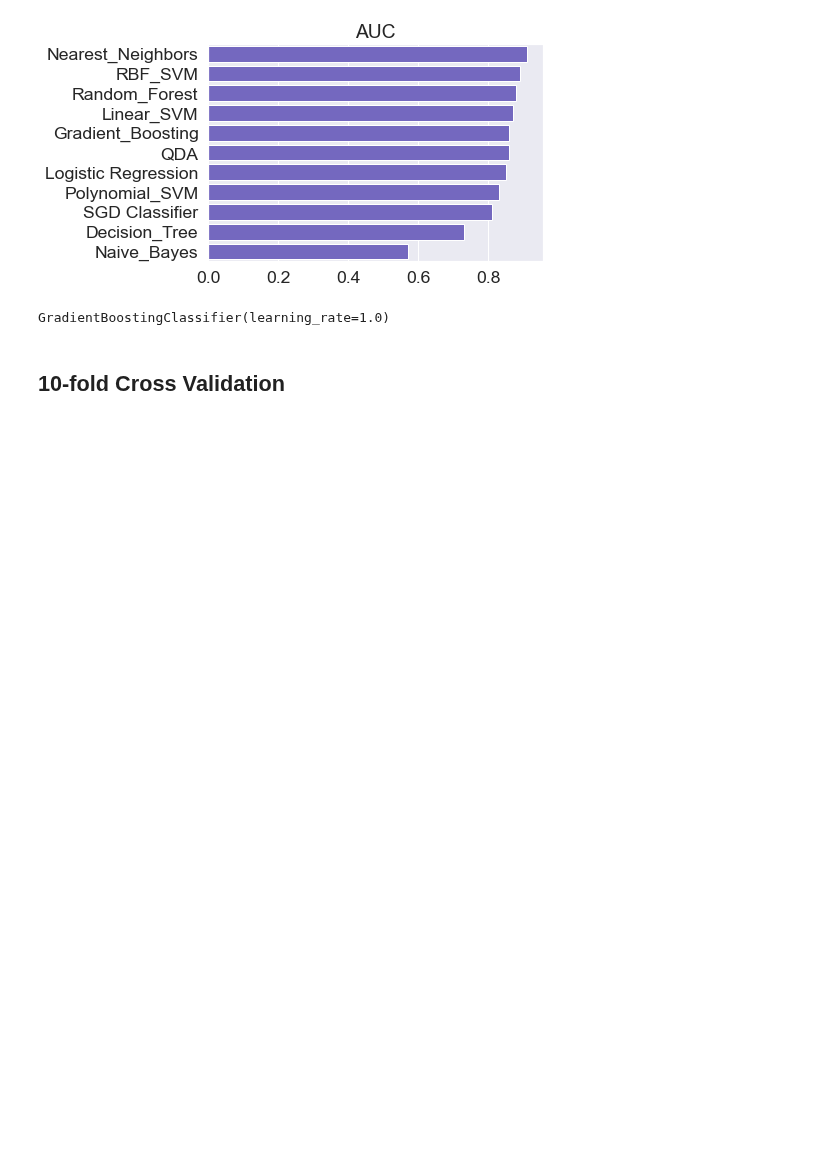
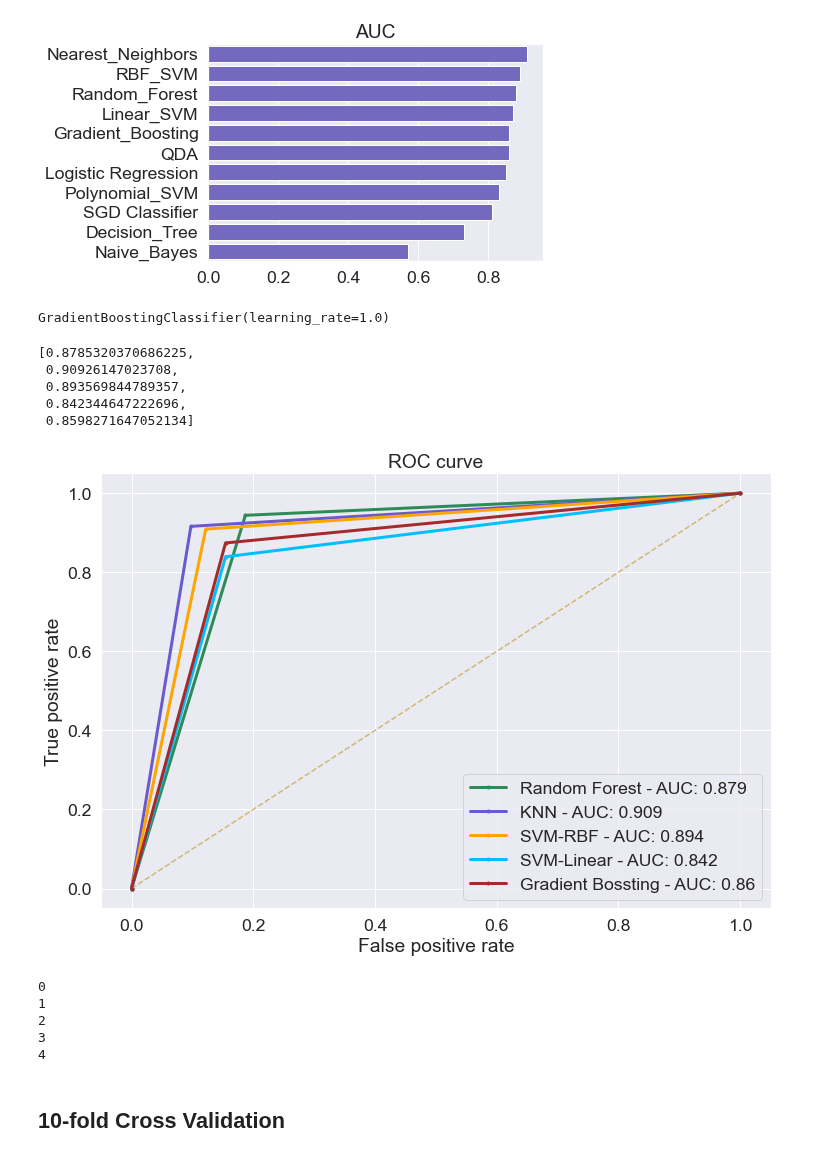
Before and after one commit to FgSurewin/Brain_Tumor_Project, a Jupyter notebook: notebooks/Niloufar_BlancedData_Augmentation.ipynb, the cells around one changed output. Cells and saved outputs as stored; diff of their text form; code cells hidden in the pictures; blank space fills up the shorter version.

```diff
--- a/notebooks/Niloufar_BlancedData_Augmentation.ipynb
+++ b/notebooks/Niloufar_BlancedData_Augmentation.ipynb
@@ -342,7 +342,9 @@ from sklearn.metrics import auc
 from numpy.random import randint
 
 import matplotlib.colors as colors
-colors_list = list(colors._colors_full_map.values())
+#colors_list = list(colors._colors_full_map.values())
+
+colors_list = ['seagreen','slateblue','orange','deepskyblue','brown']
 
 
 def plot_roc_curve(models):
@@ -356,11 +358,11 @@ def plot_roc_curve(models):
 
   for idx, (name, model,X_test) in enumerate(models):
     y_preds = model.predict(X_test).ravel().astype(int)
-    fpr, tpr, thresholds = roc_curve(y_test, y_preds)
+    fpr, tpr, thresholds = roc_curve(y_val, y_preds)
     auc_value = auc(fpr, tpr)
     auc_list.append(auc_value)
     label = str(name) + " - AUC: " + str(round(auc_value, 3))
-    plt.plot(fpr, tpr, marker='.', color=colors_list[randint(len(colors_list) - 1)], label=label)
+    plt.plot(fpr, tpr, marker='.', color=colors_list[idx], label=label, linewidth = 3)
 
   plt.legend()
 
@@ -384,8 +386,26 @@ GradBoost.fit(X_train_pca, y_train)
 GradientBoostingClassifier(learning_rate=1.0)
 # %%
 models_PCA_features = [
-    ("Random Forest", RFC_cl,X_val_pca), ("KNN",KNN_cl, X_val_pca),
-("SVM-RBF", SVM_rbf,X_val_pca), ("SVM-Linear", SVM_lin, X_val_pca),("Gradient Bossting",GradBoost, X_val_pca) ]
+    ("Random Forest", RFC_cl, X_val_pca), ("KNN",KNN_cl, X_val_pca),
+("SVM-RBF", SVM_rbf, X_val_pca), ("SVM-Linear", SVM_lin, X_val_pca),("Gradient Bossting",GradBoost, X_val_pca) ]
+
+plot_roc_curve(models_PCA_features)
+# %% [output]
+[0.8785320370686225,
+ 0.90926147023708,
+ 0.893569844789357,
+ 0.842344647222696,
+ 0.8598271647052134]
+[figure, added]
+# %%
+for idx, (name, model,X_test) in enumerate(models_PCA_features):
+    print(idx)
+# %% [output]
+0
+1
+2
+3
+4
 # %% [markdown]
 ## **10-fold Cross Validation**
 # %%
```
